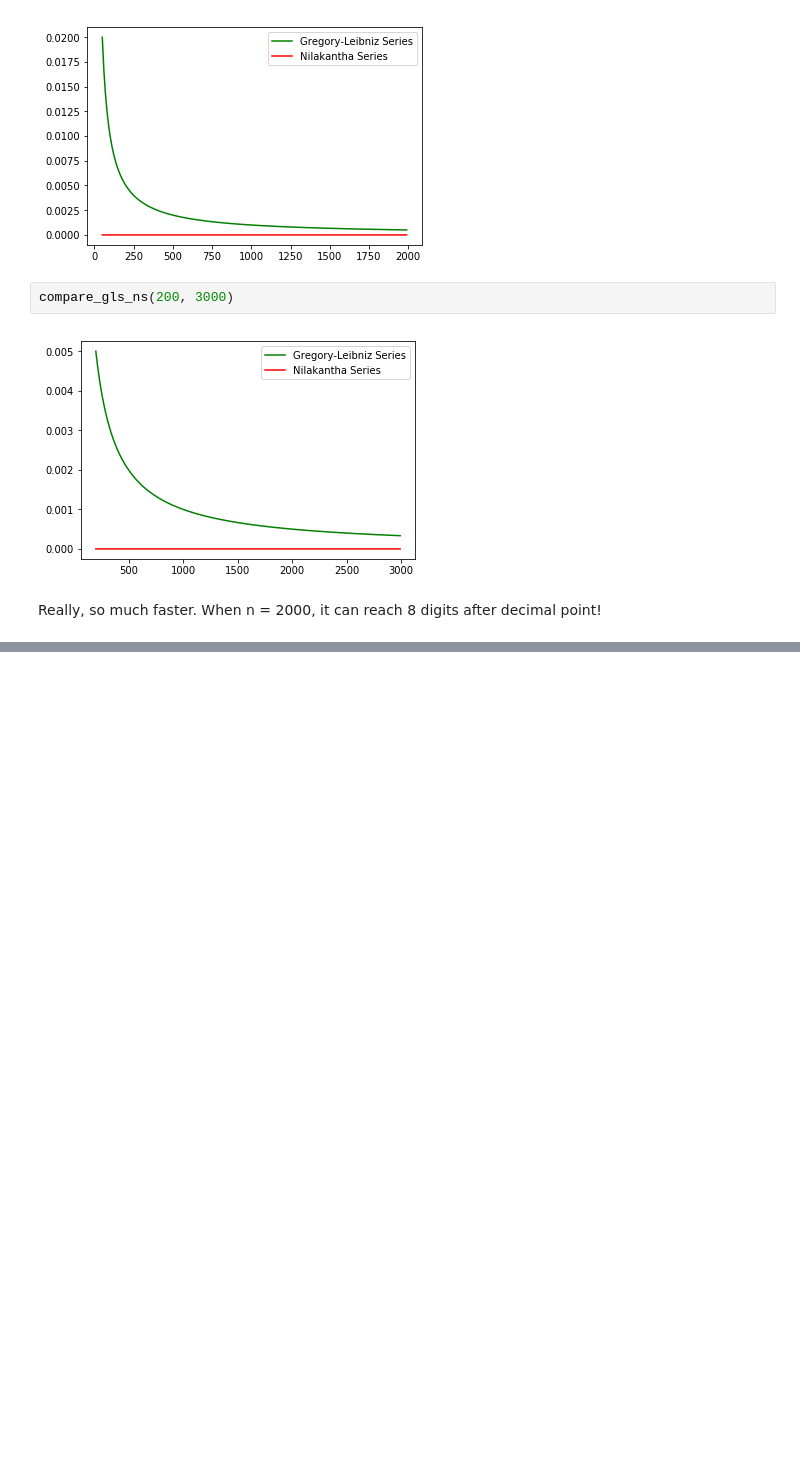
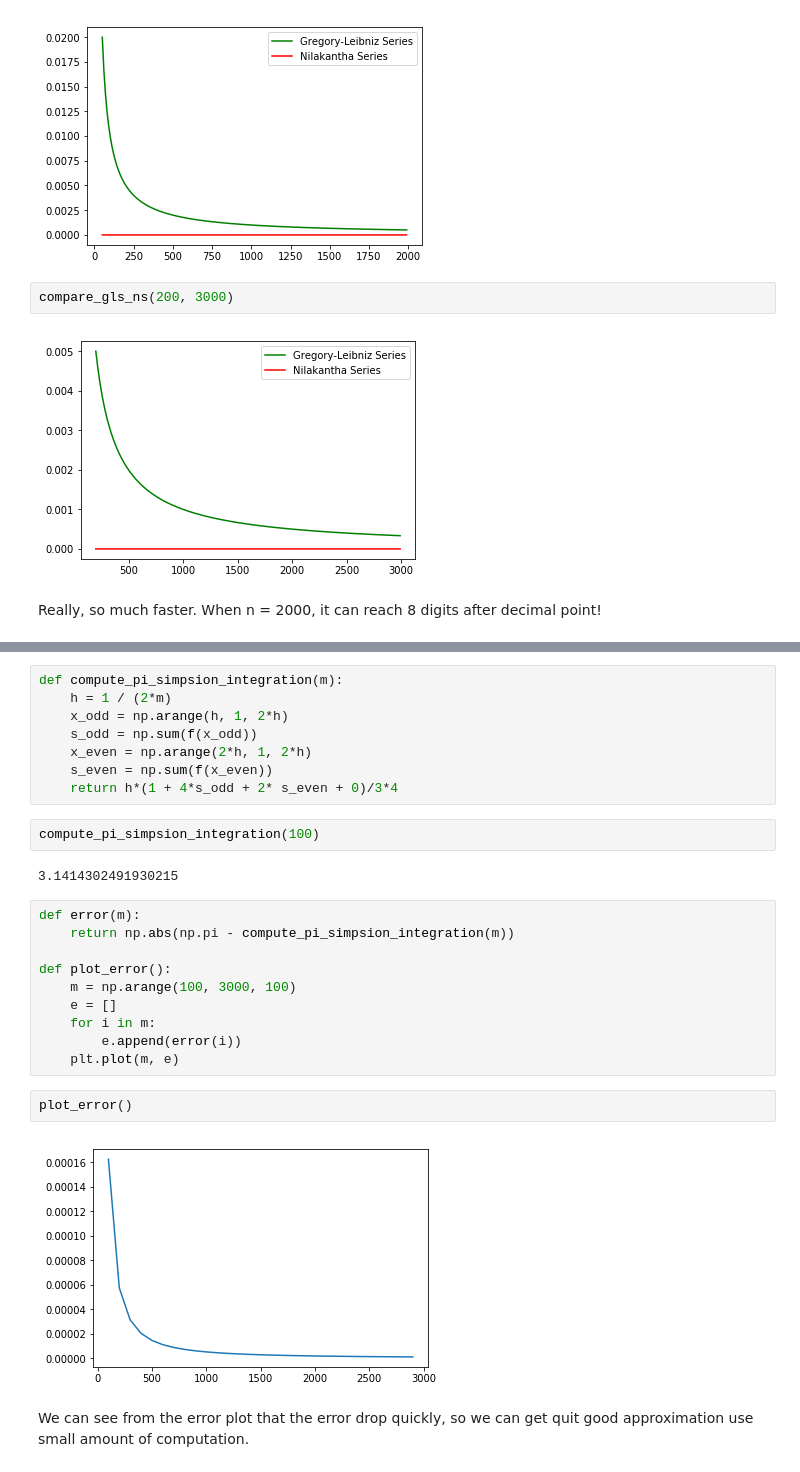
Before and after one commit to JeffreyYeTHU/ComputePi, a Jupyter notebook: compute-pi.ipynb, the cells around one changed output, grey strips where cells are left out. Saved outputs shown, nothing was run; the diff lists cells and outputs as text; blank space fills up the shorter version.

Commit message:
Add using numerical integration approximation method

```diff
--- a/compute-pi.ipynb
+++ b/compute-pi.ipynb
@@ -162,0 +185,28 @@ Really, so much faster. When n = 2000, it can reach 8 digits after decimal point
+# %%
+def compute_pi_simpsion_integration(m):
+    h = 1 / (2*m)
+    x_odd = np.arange(h, 1, 2*h)
+    s_odd = np.sum(f(x_odd))
+    x_even = np.arange(2*h, 1, 2*h)
+    s_even = np.sum(f(x_even))
+    return h*(1 + 4*s_odd + 2* s_even + 0)/3*4
+# %%
+compute_pi_simpsion_integration(100)
+# %% [output]
+3.1414302491930215
+# %%
+def error(m):
+    return np.abs(np.pi - compute_pi_simpsion_integration(m))
+
+def plot_error():
+    m = np.arange(100, 3000, 100)
+    e = []
+    for i in m:
+        e.append(error(i))
+    plt.plot(m, e)
+# %%
+plot_error()
+# %% [output]
+[figure, added]
+# %% [markdown]
+We can see from the error plot that the error drop quickly, so we can get quit good approximation use small amount of computation.
```
Also changed, not shown: parts of 4 cells of this notebook.
